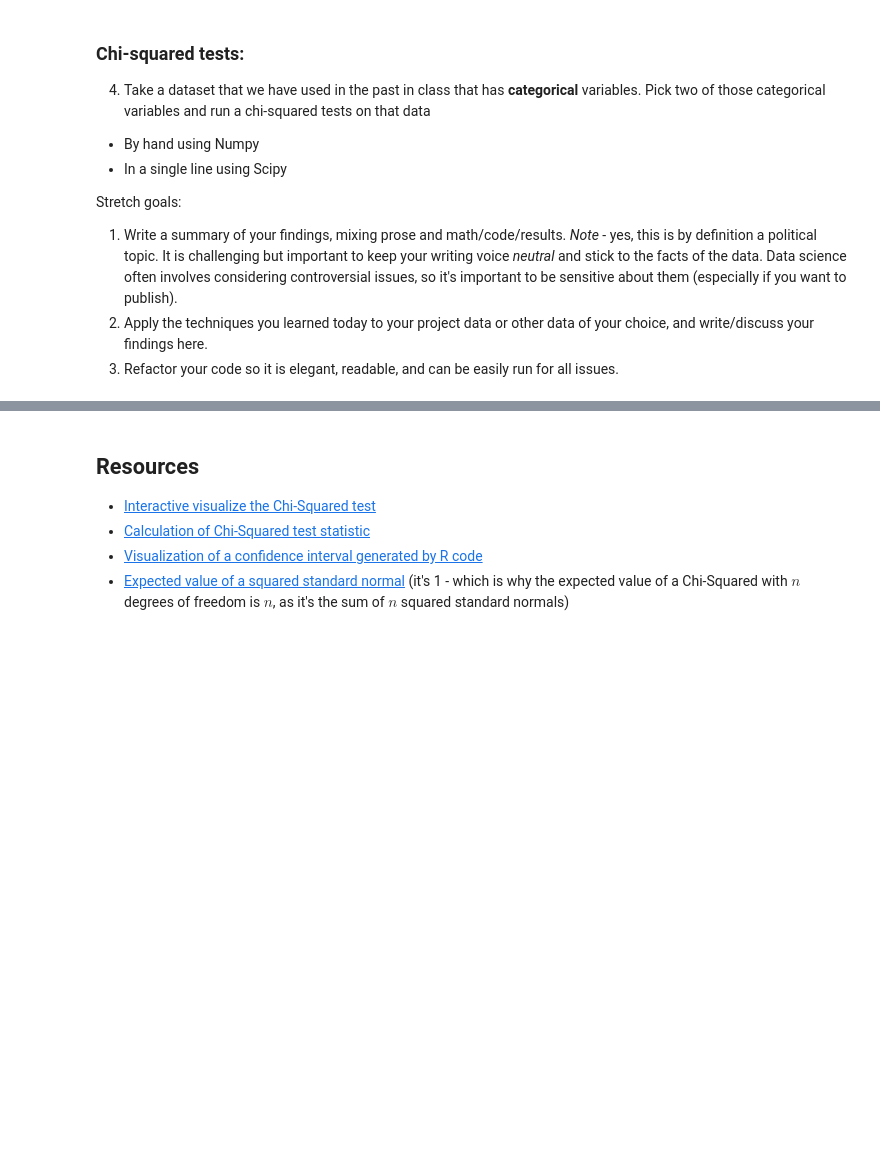
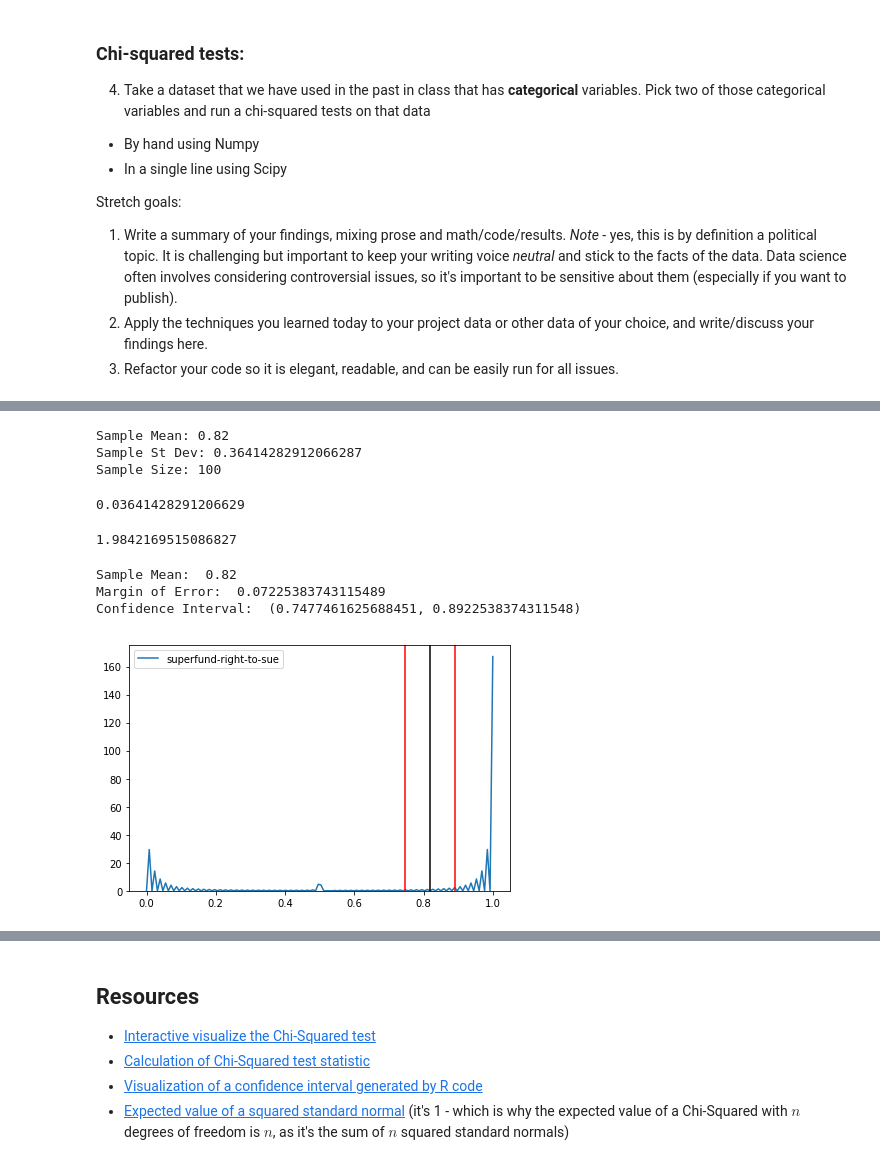
Before and after one commit to alastra32/DS-Unit-1-Sprint-3-Statistical-Tests-and-Experiments, a Jupyter notebook: module2-sampling-confidence-intervals-and-hypothesis-testing/LS_DS6_132_Sampling_Confidence_Intervals_and_Hypothesis_Testing.ipynb, the cells around one changed output, grey strips where cells are left out. Drawn from its saved outputs; the diff is of its cells as text; code cells hidden in the pictures; blank space fills up the shorter version.

```diff
--- a/module2-sampling-confidence-intervals-and-hypothesis-testing/LS_DS6_132_Sampling_Confidence_Intervals_and_Hypothesis_Testing.ipynb
+++ b/module2-sampling-confidence-intervals-and-hypothesis-testing/LS_DS6_132_Sampling_Confidence_Intervals_and_Hypothesis_Testing.ipynb
@@ -570,0 +612,5 @@ Stretch goals:
+# %%
+#splitting into democrats and republicans
+
+votingdatadem=votingdata[votingdata['Class_Name']=='democrat']
+votingdatarep=votingdata[votingdata['Class_Name']=='republican']
@@ -570,0 +658,49 @@ Stretch goals:
+# %%
+#sample
+sample = votingdatarep['superfund-right-to-sue'].sample(n=100,random_state=10)
+
+sample_mean = sample.mean()
+print('Sample Mean:', sample_mean)
+sample_std = np.std(sample)
+print('Sample St Dev:', sample_std)
+sample_size = len(sample)
+print('Sample Size:', sample_size)
+# %% [output]
+Sample Mean: 0.82
+Sample St Dev: 0.36414282912066287
+Sample Size: 100
+# %%
+#sample
+standard_error = sample_std/np.sqrt(sample_size)
+print(standard_error)
+# %% [output]
+0.03641428291206629
+# %%
+t = stats.t.ppf(0.975, sample_size-1)
+t
+# %% [output]
+1.9842169515086827
+# %%
+
+
+#sample
+sample_mean = sample.mean()
+confidence_interval = (sample_mean - t*standard_error, sample_mean + t*standard_error)
+margin_of_error = t*standard_error
+
+print("Sample Mean: ", sample_mean)
+print("Margin of Error: ", margin_of_error)
+print("Confidence Interval: ", confidence_interval)
+
+import seaborn as sns
+
+sns.kdeplot(sample)
+plt.axvline(x=sample_mean, color='k')
+plt.axvline(x=confidence_interval[0], color='r')
+plt.axvline(x=confidence_interval[1], color='r');
+plt.tight_layout()
+# %% [output]
+Sample Mean:  0.82
+Margin of Error:  0.07225383743115489
+Confidence Interval:  (0.7477461625688451, 0.8922538374311548)
+[figure, added]
```
Also changed, not shown: parts of 27 cells of this notebook.
